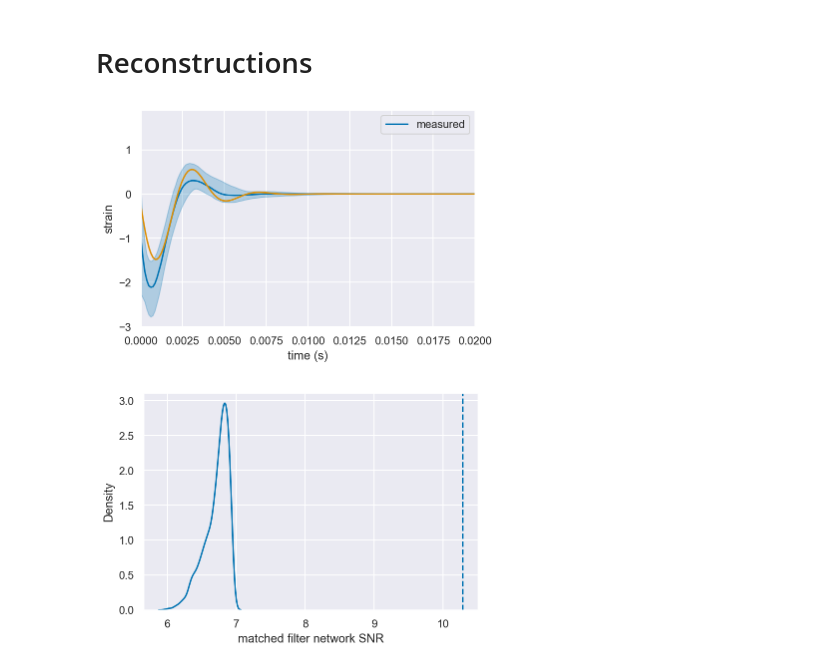
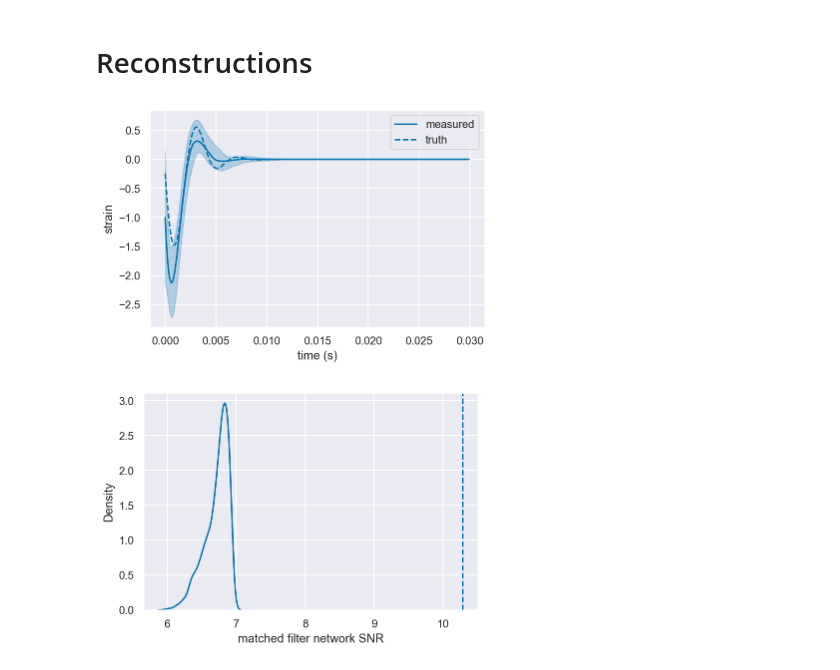
Before and after one commit to Sizheng-Ma/ringdown, a Jupyter notebook: docs/examples/from_nr_sinusoid_mchi.ipynb, the cells around one changed output. Cells and saved outputs as stored; diff of their text form; code cells hidden in the pictures.

```diff
--- a/docs/examples/from_nr_sinusoid_mchi.ipynb
+++ b/docs/examples/from_nr_sinusoid_mchi.ipynb
@@ -120,6 +120,8 @@ first_overtone = get_signal_overtone(1,chi,M_est,time)
 # ffreq,fpsi422 = fft_load(time, **wf_kws)
 
 cond_data=np.fft.irfft(fac(-ffreq,2,2,0,chi,1.)*fpsi422,norm='ortho')
+# %%
+signal_filter=rd.Data(cond_data, index=time)
 # %%
 signal.plot(label=r'$s\,(t)$')
 plot(time,(cond_data),label=r'$s_{f}\,(t)$')
@@ -267,19 +269,17 @@ wfs = [rd.Data(wf, index=fit.result.constant_data.times[0,:]) for wf in wfs]
 # %%
 
 # plot reconstructions computed above
 m, u, d = wfs
 l, = plot(m, label='measured')
 fill_between(m.time, u, d, color=l.get_color(), alpha=0.25)
 
 # plot truth (using time mask to select right times)
-# plot(signal[m.time], c=l.get_color(), ls='--', label='truth')
-plot(time,((cond_data)))
-xlim(0,0.02)
+plot(signal_filter[m.time], c=l.get_color(), ls='--', label='truth')
 xlabel('time (s)')
 ylabel('strain')
 legend();
 # %% [output]
-[figure, old version]
+[figure, new version]
 # %%
 snrs_mf = fit.compute_posterior_snrs(optimal=False)
 # %%
```
Also changed, not shown: parts of 1 cell of this notebook.
